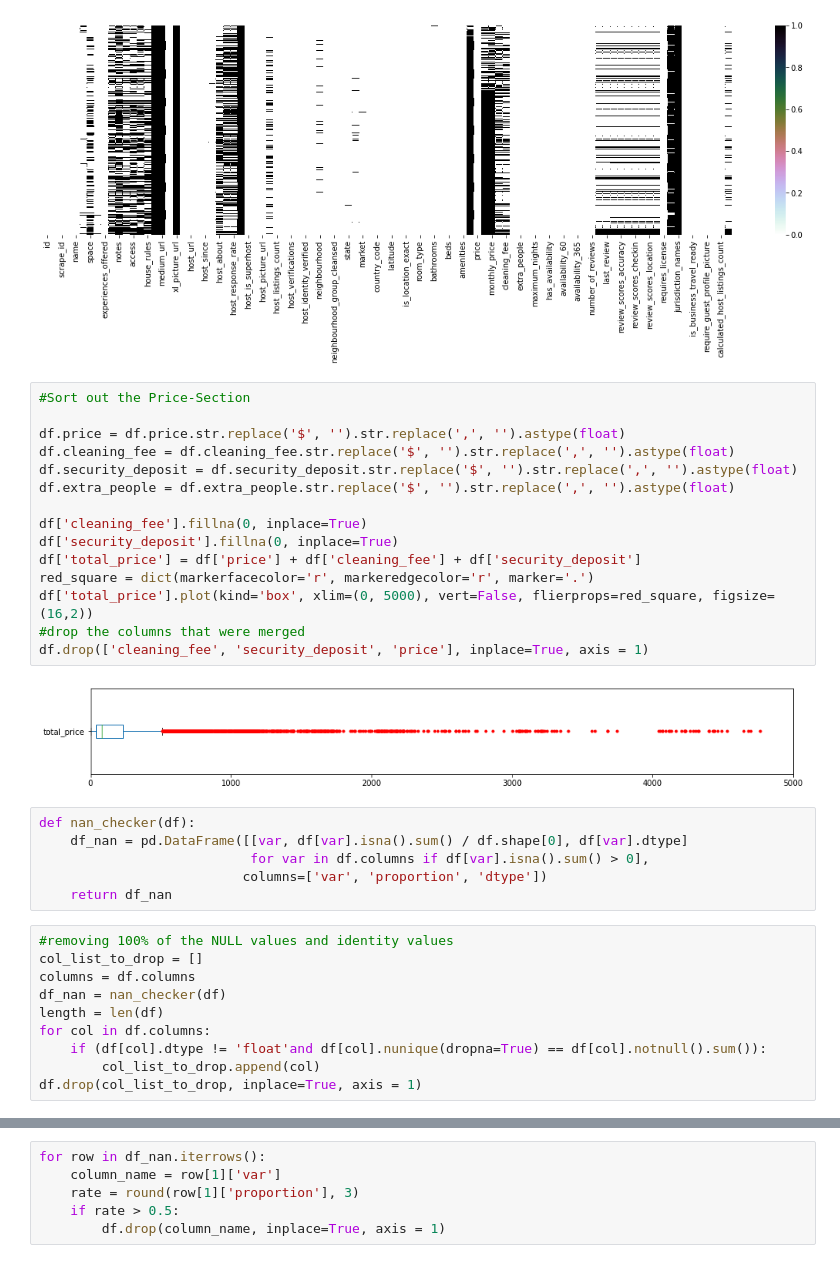
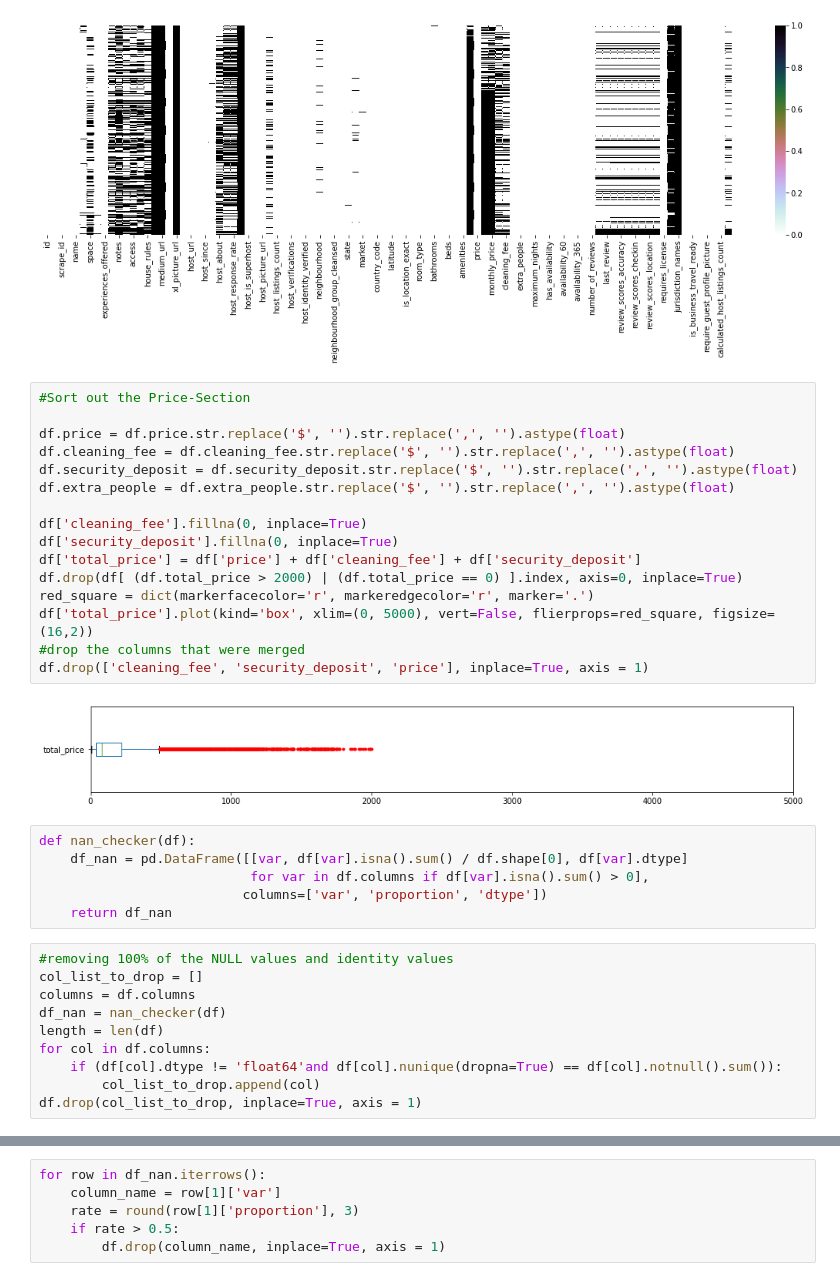
Before and after one commit to arunhiremath92/Airbnb-Price-Prediction, a Jupyter notebook: arun_airbnb_model_prediction_new.ipynb, the cells around one changed output, grey strips where cells are left out. Drawn from its saved outputs; the diff is of its cells as text.

```diff
--- a/arun_airbnb_model_prediction_new.ipynb
+++ b/arun_airbnb_model_prediction_new.ipynb
@@ -17,20 +17,21 @@ plt.show()
 # %%
 #Sort out the Price-Section
 
 df.price = df.price.str.replace('$', '').str.replace(',', '').astype(float)
 df.cleaning_fee = df.cleaning_fee.str.replace('$', '').str.replace(',', '').astype(float)
 df.security_deposit = df.security_deposit.str.replace('$', '').str.replace(',', '').astype(float)
 df.extra_people = df.extra_people.str.replace('$', '').str.replace(',', '').astype(float)
 
 df['cleaning_fee'].fillna(0, inplace=True)
 df['security_deposit'].fillna(0, inplace=True)
 df['total_price'] = df['price'] + df['cleaning_fee'] + df['security_deposit']
+df.drop(df[ (df.total_price > 2000) | (df.total_price == 0) ].index, axis=0, inplace=True)
 red_square = dict(markerfacecolor='r', markeredgecolor='r', marker='.')
 df['total_price'].plot(kind='box', xlim=(0, 5000), vert=False, flierprops=red_square, figsize=(16,2))
 #drop the columns that were merged
 df.drop(['cleaning_fee', 'security_deposit', 'price'], inplace=True, axis = 1)
 # %% [output]
-[figure, old version]
+[figure, new version]
 # %%
 def nan_checker(df):
     df_nan = pd.DataFrame([[var, df[var].isna().sum() / df.shape[0], df[var].dtype]
@@ -44,7 +45,7 @@ columns = df.columns
 df_nan = nan_checker(df)
 length = len(df)
 for col in df.columns:
-    if (df[col].dtype != 'float'and df[col].nunique(dropna=True) == df[col].notnull().sum()):
+    if (df[col].dtype != 'float64'and df[col].nunique(dropna=True) == df[col].notnull().sum()):
         col_list_to_drop.append(col)
 df.drop(col_list_to_drop, inplace=True, axis = 1)
 # %%
```
Also changed, not shown: parts of 42 cells of this notebook.
